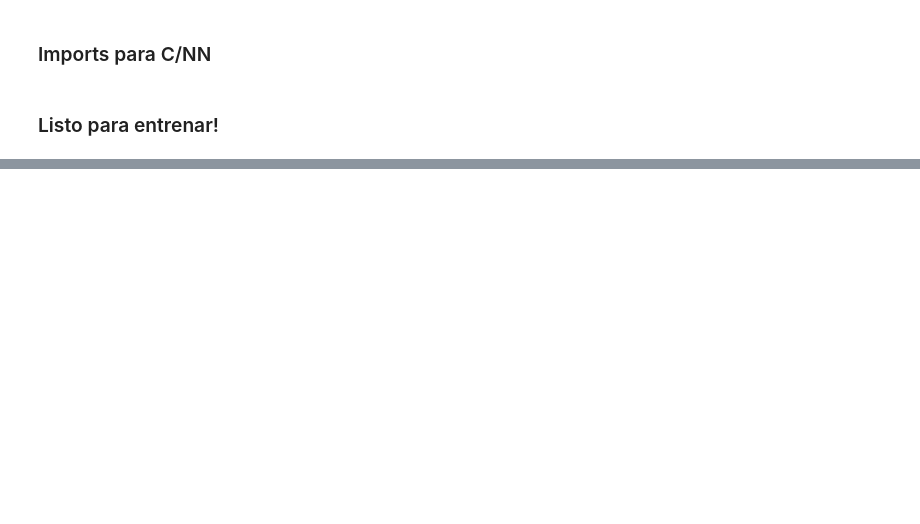
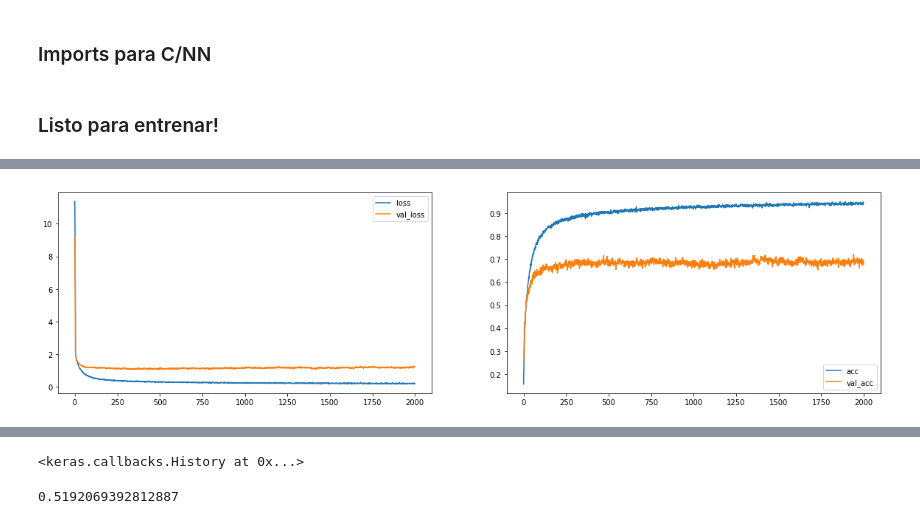
Before and after one commit to pedrini210/instrument-recognition, a Jupyter notebook: Instrument Recognition.ipynb, the cells around one changed output, grey strips where cells are left out. Drawn from its saved outputs; the diff is of its cells as text; code cells hidden in the pictures; blank space fills up the shorter version.

```diff
--- a/Instrument Recognition.ipynb
+++ b/Instrument Recognition.ipynb
@@ -365,0 +529,17 @@ Epoch 2000/2000
+# %%
+nn_model_3 = build_NN_model(y_train.shape[1],
+                          neurons_in_hlayer=2560,
+                          num_layers=1)
+nn_model_3.compile(loss='categorical_crossentropy', metrics=['accuracy'], optimizer='adam')
+
+# Preparing for early stop
+checkpointer = ModelCheckpoint(filepath='nn_2layer_model_bs256.hdf5', verbose=0, save_best_only=True)
+# %%
+nn_model_3.fit(x_train, y_train,
+    batch_size=256,
+    epochs=2000,
+    validation_data=(x_val, y_val),
+    verbose=2,
+    callbacks=[plot_losses, checkpointer])
+# %% [output]
+[figure, added]
@@ -365,0 +547 @@ Epoch 2000/2000
+<keras.callbacks.History at 0x...>
@@ -365,0 +557,9 @@ Epoch 2000/2000
+# %%
+acum = 0
+for i in range(test.shape[0]):
+    if test.predicted[i] in test.instruments[i]:
+        acum += 1
+
+print(acum/test.shape[0])
+# %% [output]
+0.5192069392812887
```
Also changed, not shown: parts of 50 cells of this notebook, 4 other files.
